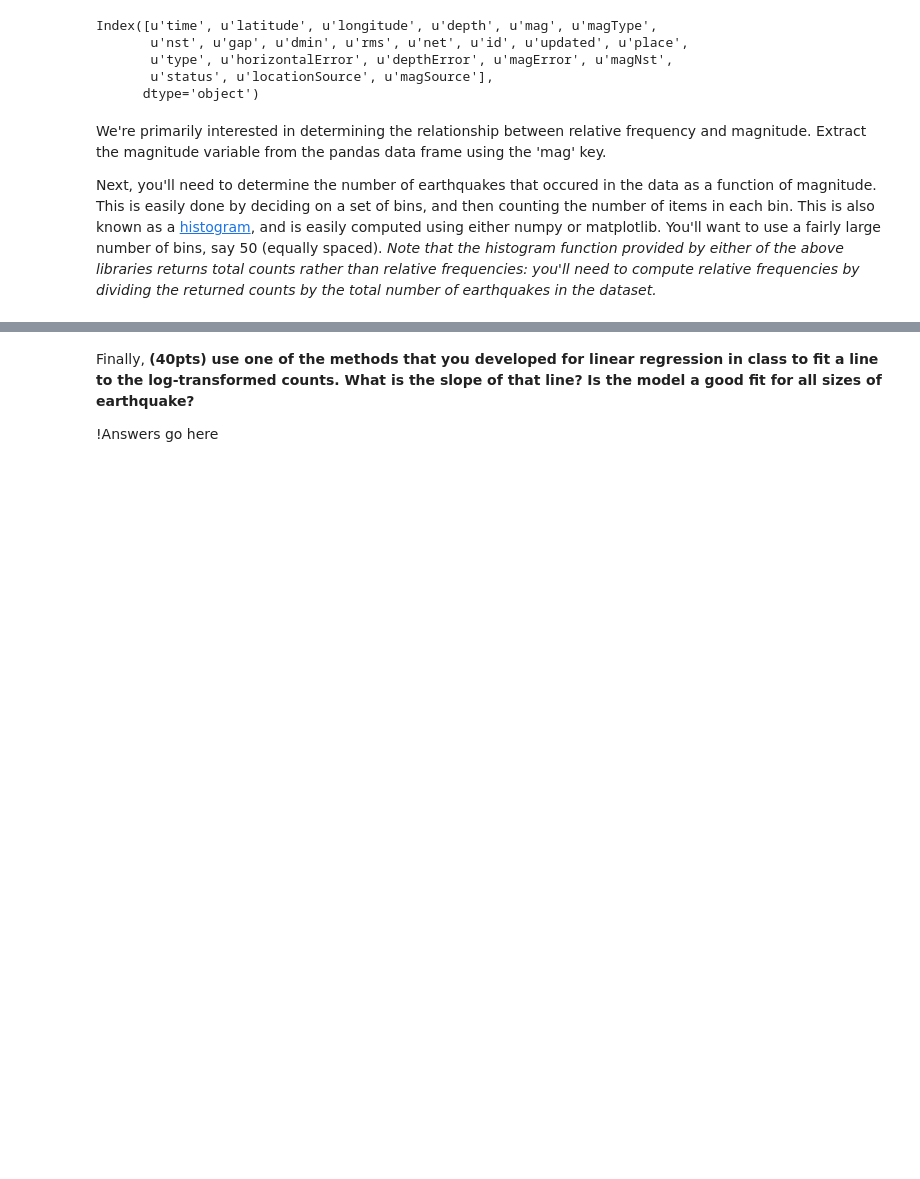
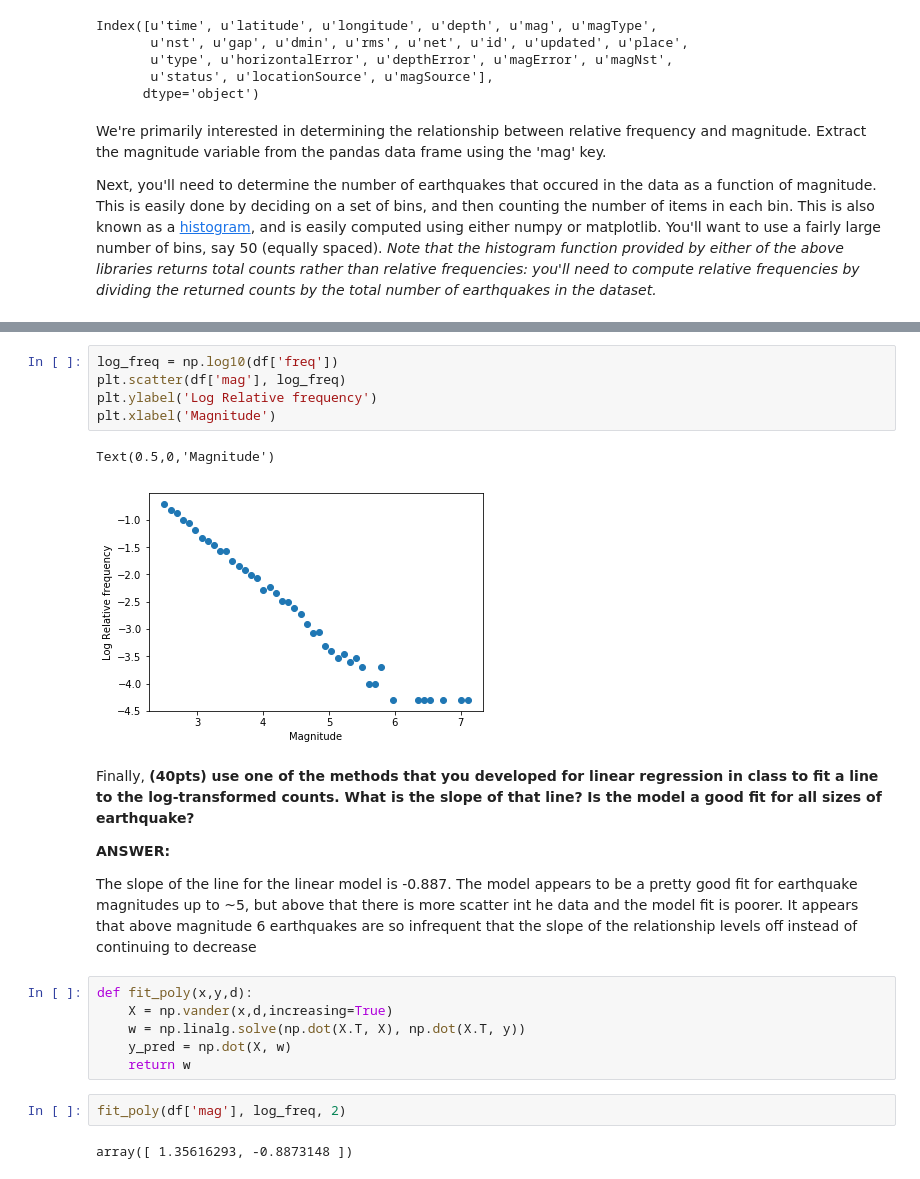
Before and after one commit to UM-CSCI-447-547-Fall-2019/homework-1-jtgilbert, a Jupyter notebook: Homework-1.ipynb, the cells around one changed output, grey strips where cells are left out. Drawn from its saved outputs; the diff is of its cells as text; blank space fills up the shorter version.

```diff
--- a/Homework-1.ipynb
+++ b/Homework-1.ipynb
@@ -123,4 +85,24 @@ As it turns out, it is not possible to use linear regression to fit this model d
+# %%
+log_freq = np.log10(df['freq'])
+plt.scatter(df['mag'], log_freq)
+plt.ylabel('Log Relative frequency')
+plt.xlabel('Magnitude')
+# %% [output]
+Text(0.5,0,'Magnitude')
+[figure, added]
 # %% [markdown]
 Finally, **(40pts) use one of the methods that you developed for linear regression in class to fit a line to the log-transformed counts.  What is the slope of that line?  Is the model a good fit for all sizes of earthquake?**
 
-!Answers go here
+**ANSWER:**
+
+The slope of the line for the linear model is -0.887. The model appears to be a pretty good fit for earthquake magnitudes up to ~5, but above that there is more scatter int he data and the model fit is poorer.  It appears that above magnitude 6 earthquakes are so infrequent that the slope of the relationship levels off instead of continuing to decrease
+# %%
+def fit_poly(x,y,d):
+    X = np.vander(x,d,increasing=True)
+    w = np.linalg.solve(np.dot(X.T, X), np.dot(X.T, y))
+    y_pred = np.dot(X, w)
+    return w
+# %%
+fit_poly(df['mag'], log_freq, 2)
+# %% [output]
+array([ 1.35616293, -0.8873148 ])
```
Also changed, not shown: parts of 11 cells of this notebook.
